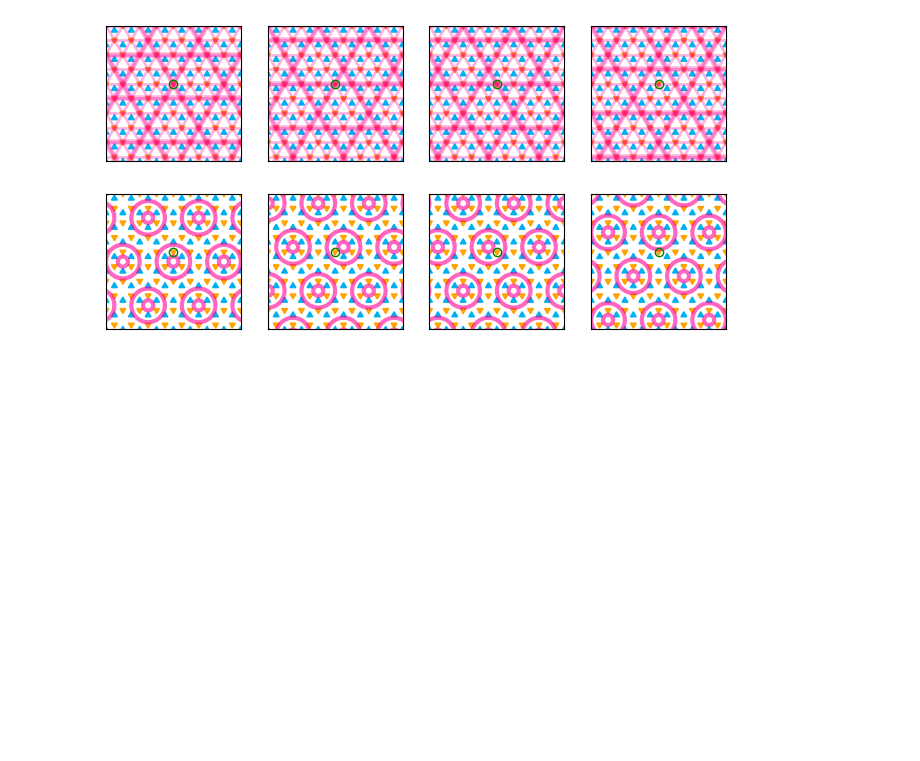
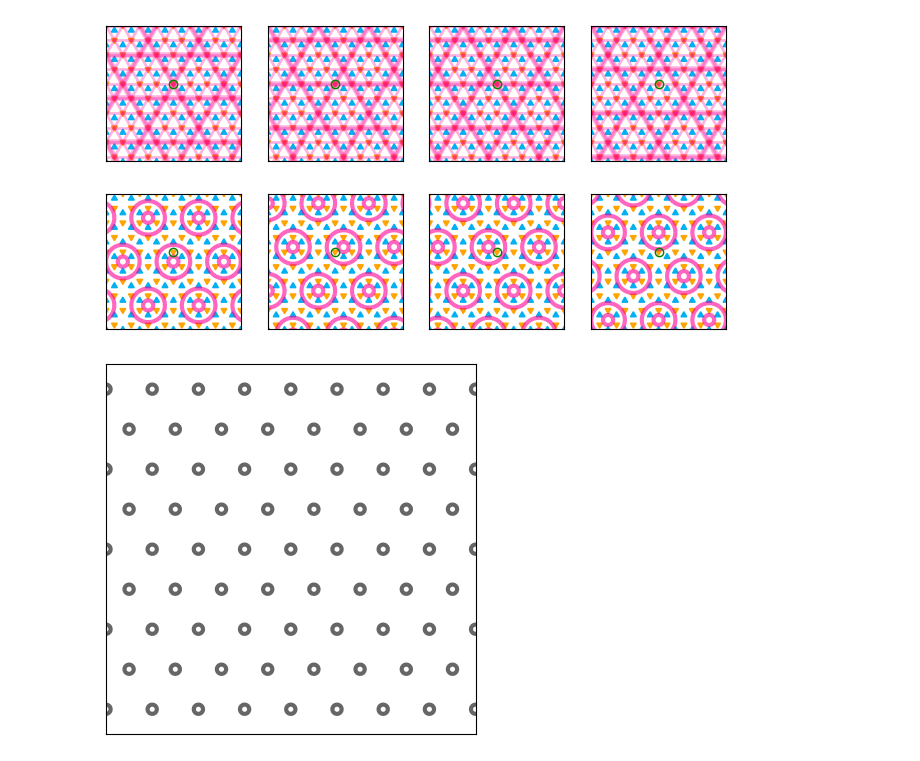
Before and after one commit to Potdooshami/2H_TaSe2_Tc_STM, a Jupyter notebook: E02_3x3x3.ipynb, the cells around one changed output. Saved outputs shown, nothing was run; the diff lists cells and outputs as text; code cells hidden in the pictures; blank space fills up the shorter version.

```diff
--- a/E02_3x3x3.ipynb
+++ b/E02_3x3x3.ipynb
@@ -194,0 +241,4 @@ fig.savefig('assets/E02_v4.svg')
+# %%
+draw_center(np.array([0,0]),mul=1,r=.1,clr_CDW=[0,0,0])
+# %% [output]
+[figure, added]
```
Also changed, not shown: parts of 5 cells of this notebook.
